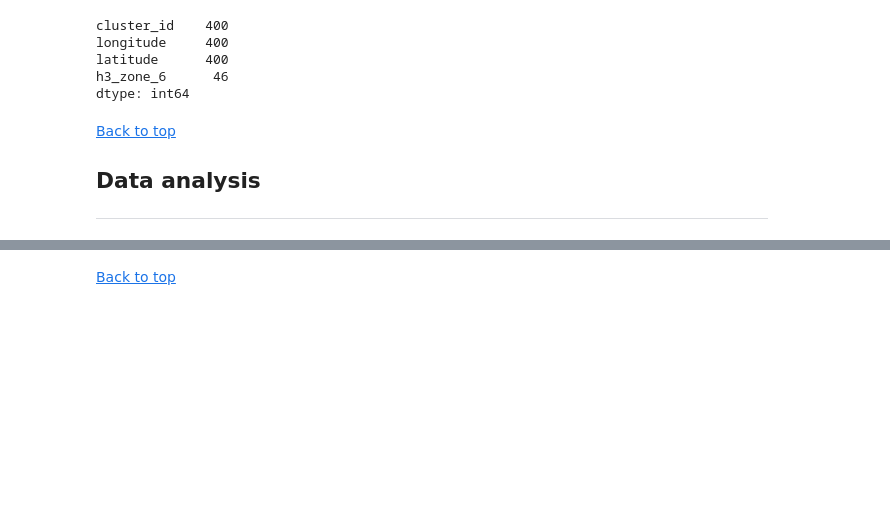
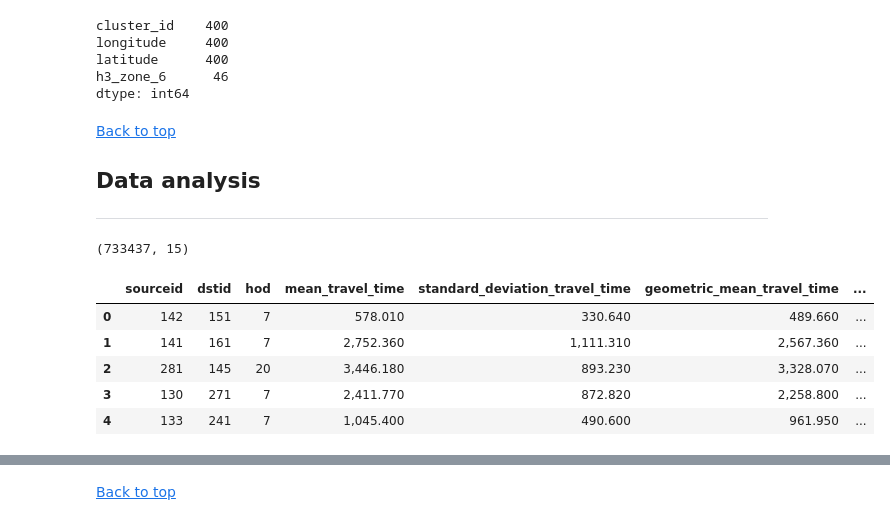
Before and after one commit to AndOleAnd/Capstone_N_A_P, a Jupyter notebook: Notebooks/Metrics.ipynb, the cells around one changed output, grey strips where cells are left out. Saved outputs shown, nothing was run; the diff lists cells and outputs as text; code cells hidden in the pictures; blank space fills up the shorter version.

```diff
--- a/Notebooks/Metrics.ipynb
+++ b/Notebooks/Metrics.ipynb
@@ -315,3 +443,25 @@ dtype: int64
 
 ## Data analysis <a name="Data_analysis"></a>
 ***
+# %%
+h3res = h3.h3_get_resolution(df_hexclusters.loc[0, 'h3_zone_6'])
+
+df_combined_wd = df_tt_hourly_wd.merge(df_hexclusters, how='left', left_on='sourceid', right_on='cluster_id')
+df_combined_wd.drop(['cluster_id'], axis=1, inplace=True)
+
+df_combined_wd = df_combined_wd.merge(df_hexclusters, how='left', left_on='dstid', right_on='cluster_id', suffixes=('_source', '_dst'))
+df_combined_wd.drop(['cluster_id'], axis=1, inplace=True)
+
+df_combined_wd['dist_air'] = df_combined_wd[['latitude_source', 'longitude_source', 'latitude_dst', 'longitude_dst']].apply(lambda x: get_distance_air(x.latitude_source, x.longitude_source, x.latitude_dst, x.longitude_dst, h3res), axis=1)
+df_combined_wd['avg_speed'] = df_combined_wd['dist_air'] / df_combined_wd['mean_travel_time'] * 3600
+
+print(df_combined_wd.shape)
+df_combined_wd.head()
+# %% [output]
+(733437, 15)
+|  | sourceid | dstid | hod | mean_travel_time | standard_deviation_travel_time | geometric_mean_travel_time | ... |
+| 0 | 142 | 151 | 7 | 578.010 | 330.640 | 489.660 | ... |
+| 1 | 141 | 161 | 7 | 2,752.360 | 1,111.310 | 2,567.360 | ... |
+| 2 | 281 | 145 | 20 | 3,446.180 | 893.230 | 3,328.070 | ... |
+| 3 | 130 | 271 | 7 | 2,411.770 | 872.820 | 2,258.800 | ... |
+| 4 | 133 | 241 | 7 | 1,045.400 | 490.600 | 961.950 | ... |
```
Also changed, not shown: parts of 16 cells of this notebook, 1 other file.
